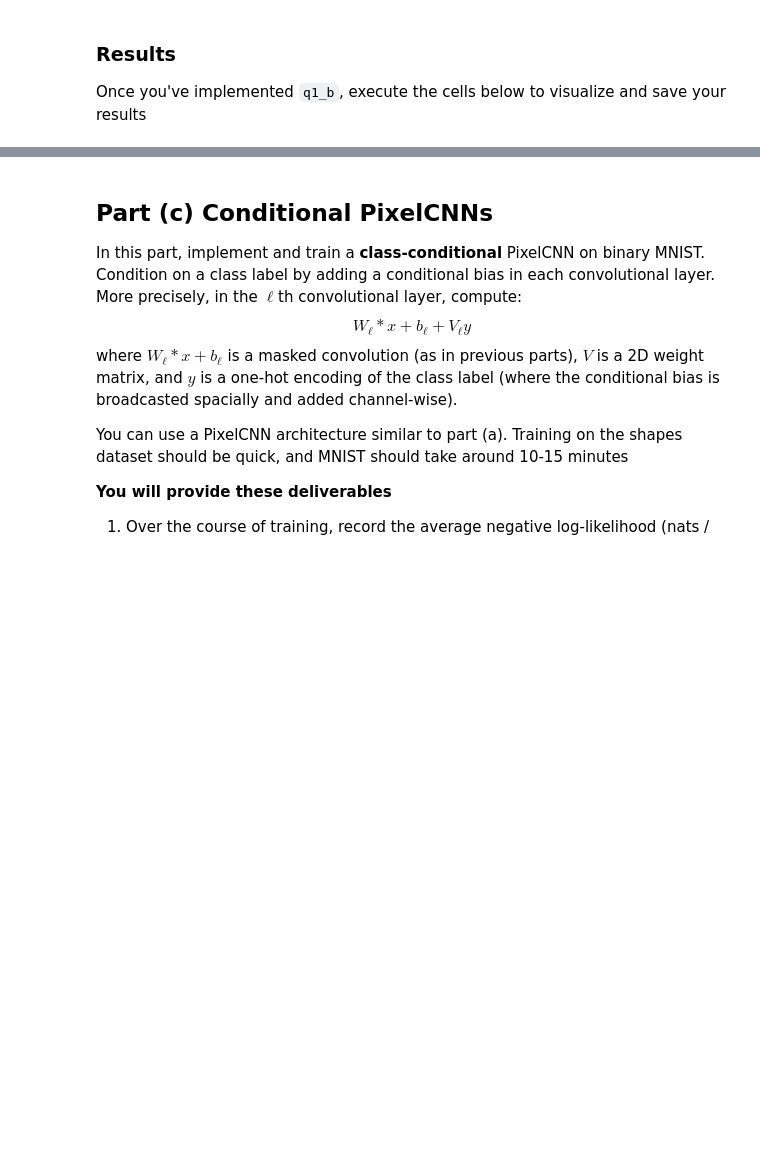
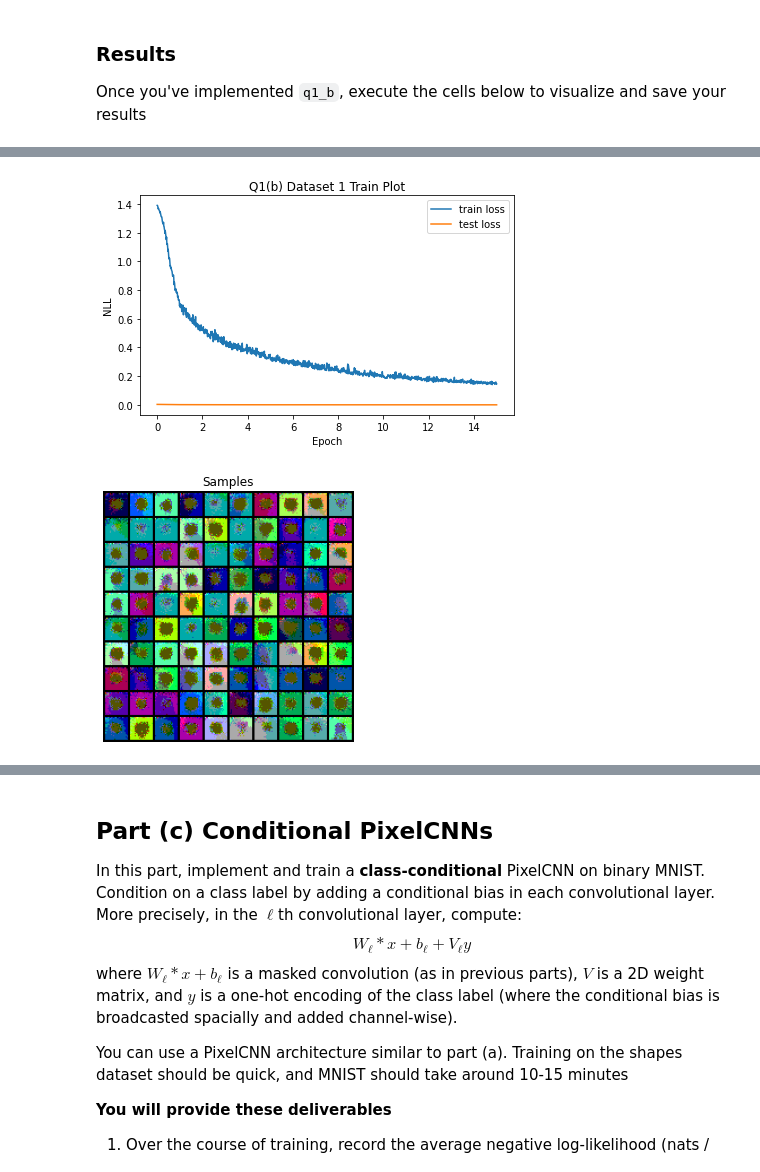
Before and after one commit to daevsikova/dul_2021, a Jupyter notebook: Homework/hw2/Homework2_PixelCNN.ipynb, the cells around one changed output, grey strips where cells are left out. Cells and saved outputs as stored; diff of their text form; code cells hidden in the pictures; blank space fills up the shorter version.

```diff
--- a/Homework/hw2/Homework2_PixelCNN.ipynb
+++ b/Homework/hw2/Homework2_PixelCNN.ipynb
@@ -129,3 +411,6 @@ def q1_b(train_data, test_data, image_shape, dset_id):
 ### Results
 
 Once you've implemented `q1_b`, execute the cells below to visualize and save your results
+# %%
+q1ab_save_results(1, 'b', q1_b)
+# %% [output]
@@ -131,0 +418,2 @@ Once you've implemented `q1_b`, execute the cells below to visualize and save yo
+[figure, added]
+[figure, added]
```
Also changed, not shown: parts of 18 cells of this notebook.
